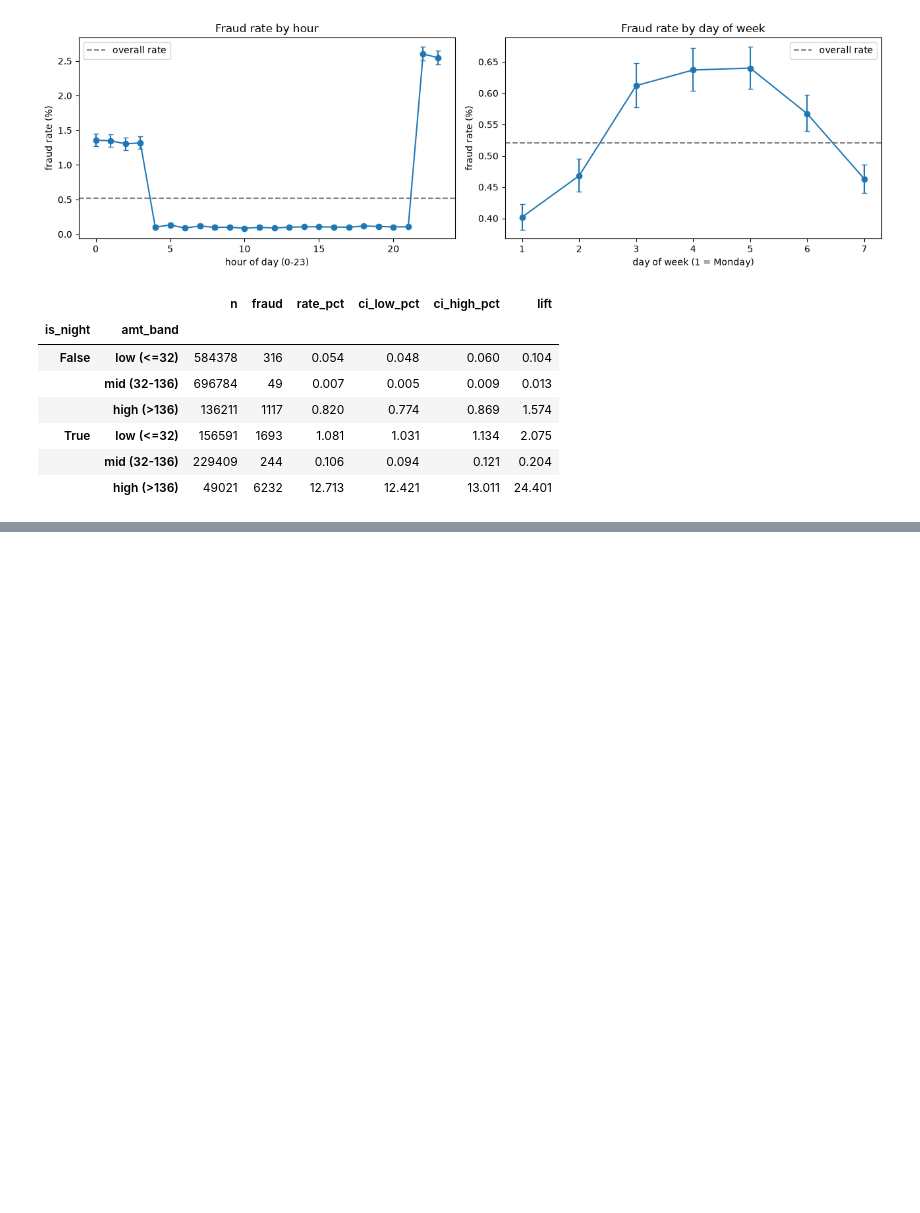
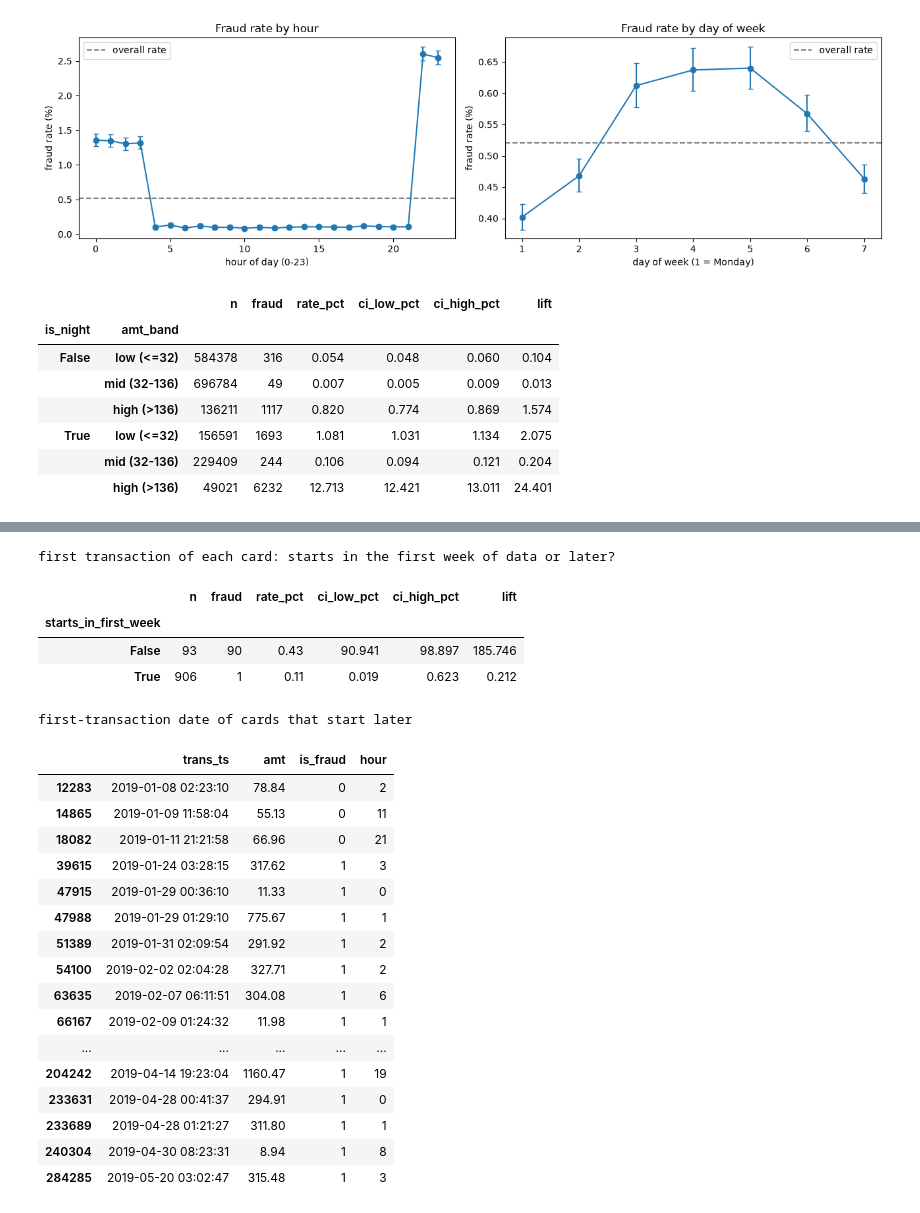
Before and after one commit to mahsafallahi/fraud-intelligence-platform, a Jupyter notebook: notebooks/03_eda.ipynb, the cells around one changed output, grey strips where cells are left out. Saved outputs shown, nothing was run; the diff lists cells and outputs as text; code cells hidden in the pictures; blank space fills up the shorter version.

```diff
--- a/notebooks/03_eda.ipynb
+++ b/notebooks/03_eda.ipynb
@@ -276,0 +437,16 @@ display(rate_table(df, ["is_night", "amt_band"]))
+# %%
+df["trans_date"] = df["trans_ts"].dt.normalize()
+
+
+def rate_with_days(data: pd.DataFrame, by) -> pd.DataFrame:
+    """rate_table plus the number of distinct calendar days behind each group."""
+    t = rate_table(data, by)
+    t["days"] = data.groupby(by, observed=True)["trans_date"].nunique()
+    return t
+
+
+print("1) public holiday (nationwide or customer's state)")
+display(rate_with_days(df, "is_public_holiday"))
+
+print("2) nationwide bank holiday")
+display(rate_with_days(df, "is_bank_holiday"))
@@ -276,0 +529,37 @@ display(rate_table(df, ["is_night", "amt_band"]))
+# %%
+first = df[df["gap_band"] == "first txn"].copy()
+first["starts_in_first_week"] = first["trans_ts"] < "2019-01-08"
+
+print("first transaction of each card: starts in the first week of data or later?")
+display(rate_table(first, "starts_in_first_week"))
+
+print("first-transaction date of cards that start later")
+display(
+    first.loc[~first["starts_in_first_week"], ["trans_ts", "amt", "is_fraud", "hour"]]
+    .sort_values("trans_ts")
+    .head(30)
+)
+# %% [output]
+first transaction of each card: starts in the first week of data or later?
+|  | n | fraud | rate_pct | ci_low_pct | ci_high_pct | lift |
+| starts_in_first_week |  |  |  |  |  |  |
+| False | 93 | 90 | 0.43 | 90.941 | 98.897 | 185.746 |
+| True | 906 | 1 | 0.11 | 0.019 | 0.623 | 0.212 |
+first-transaction date of cards that start later
+|  | trans_ts | amt | is_fraud | hour |
+| 12283 | 2019-01-08 02:23:10 | 78.84 | 0 | 2 |
+| 14865 | 2019-01-09 11:58:04 | 55.13 | 0 | 11 |
+| 18082 | 2019-01-11 21:21:58 | 66.96 | 0 | 21 |
+| 39615 | 2019-01-24 03:28:15 | 317.62 | 1 | 3 |
+| 47915 | 2019-01-29 00:36:10 | 11.33 | 1 | 0 |
+| 47988 | 2019-01-29 01:29:10 | 775.67 | 1 | 1 |
+| 51389 | 2019-01-31 02:09:54 | 291.92 | 1 | 2 |
+| 54100 | 2019-02-02 02:04:28 | 327.71 | 1 | 2 |
+| 63635 | 2019-02-07 06:11:51 | 304.08 | 1 | 6 |
+| 66167 | 2019-02-09 01:24:32 | 11.98 | 1 | 1 |
+| ... | ... | ... | ... | ... |
+| 204242 | 2019-04-14 19:23:04 | 1160.47 | 1 | 19 |
+| 233631 | 2019-04-28 00:41:37 | 294.91 | 1 | 0 |
+| 233689 | 2019-04-28 01:21:27 | 311.80 | 1 | 1 |
+| 240304 | 2019-04-30 08:23:31 | 8.94 | 1 | 8 |
+| 284285 | 2019-05-20 03:02:47 | 315.48 | 1 | 3 |
```
Also changed, not shown: parts of 7 cells of this notebook.
